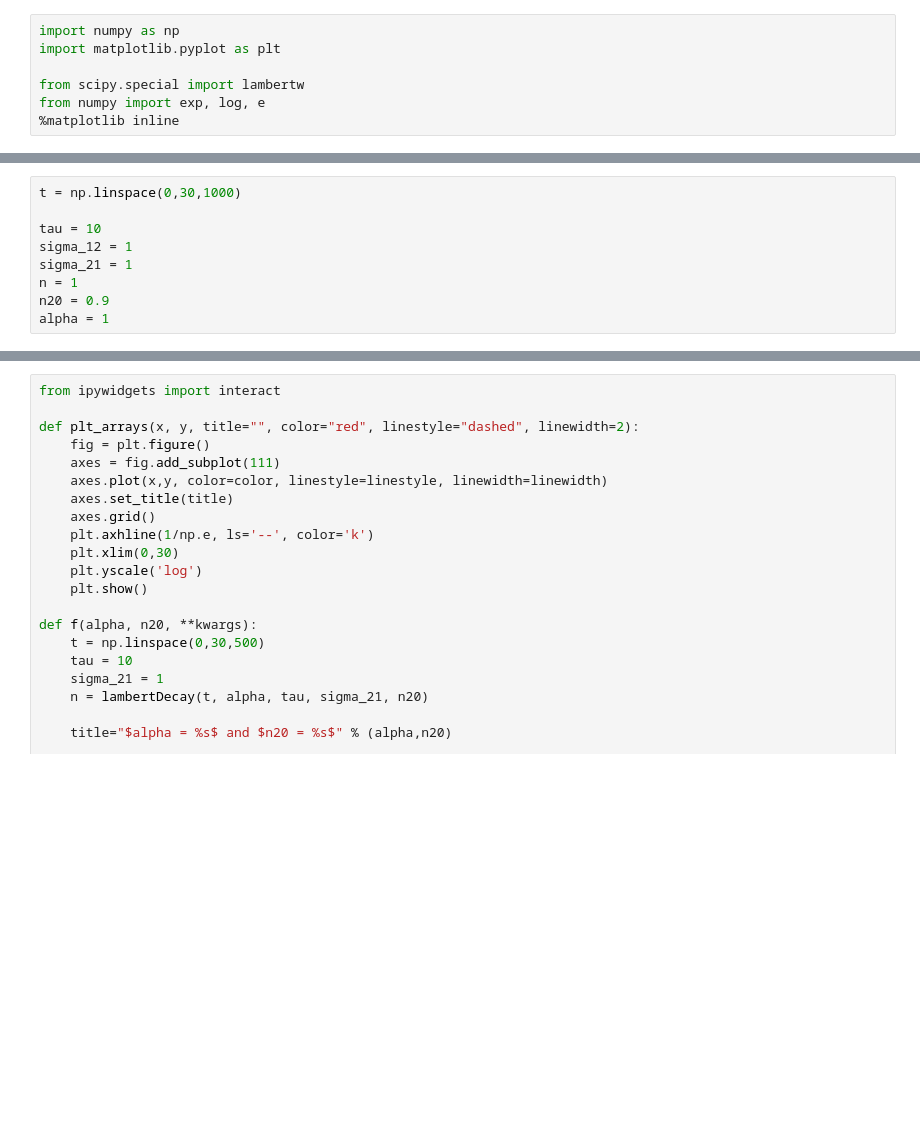
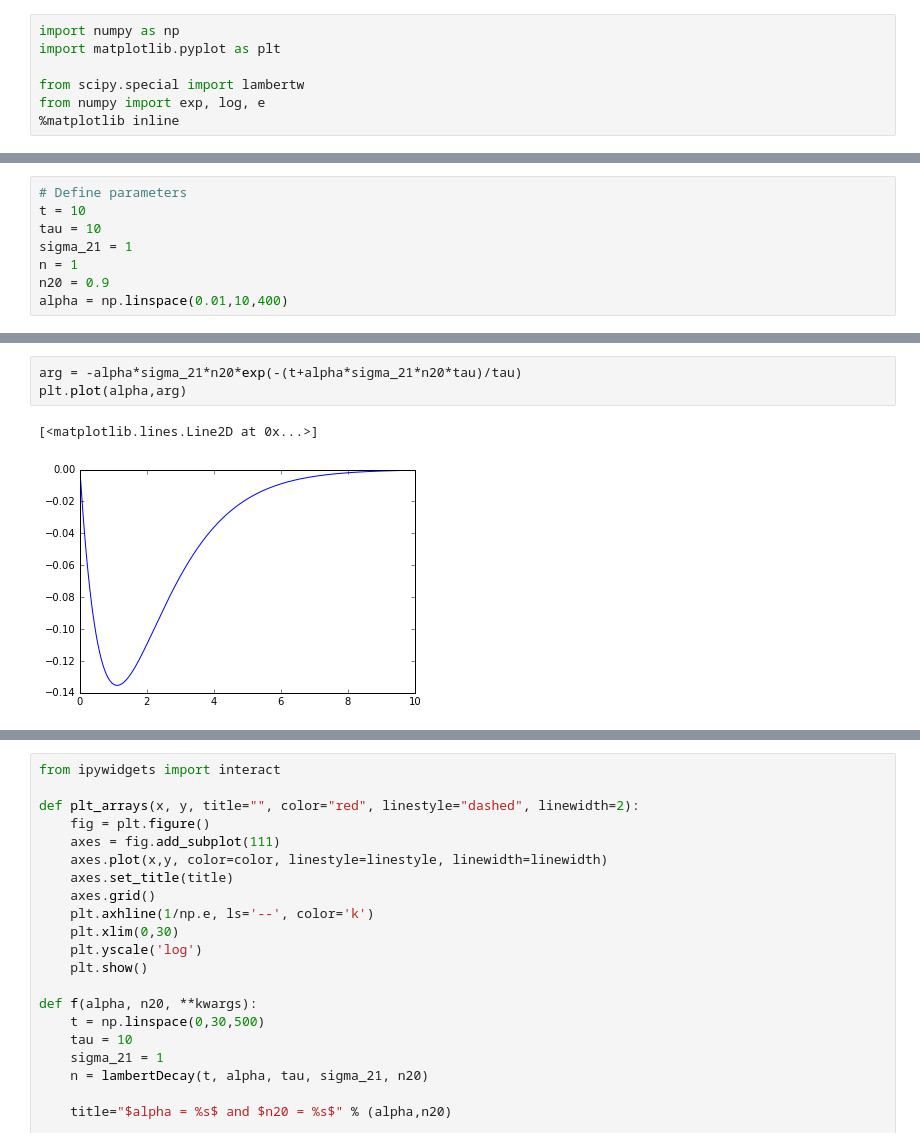
Before and after one commit to thomaspmann/LeedsPhotonics, a Jupyter notebook: Lambert-W/Lambert-W lifetime.ipynb, the cells around one changed output, grey strips where cells are left out. Drawn from its saved outputs; the diff is of its cells as text; blank space fills up the shorter version.

Commit message:
couple of new plots

```diff
--- a/Lambert-W/Lambert-W lifetime.ipynb
+++ b/Lambert-W/Lambert-W lifetime.ipynb
@@ -21,9 +17,8 @@ def lambertDecay(t, alpha, tau, sigma_12, sigma_21, n, n20):
 # %%
-t = np.linspace(0,30,1000)
-
+# Define parameters
+t = 10
 tau = 10
-sigma_12 = 1
 sigma_21 = 1
 n = 1
 n20 = 0.9
-alpha = 1
+alpha = np.linspace(0.01,10,400)
@@ -151,0 +25,6 @@ if __name__ == "__main__":
+# %%
+arg = -alpha*sigma_21*n20*exp(-(t+alpha*sigma_21*n20*tau)/tau)
+plt.plot(alpha,arg)
+# %% [output]
+[<matplotlib.lines.Line2D at 0x...>]
+[figure, added]
```
Also changed, not shown: parts of 7 cells of this notebook, 6 other files.
